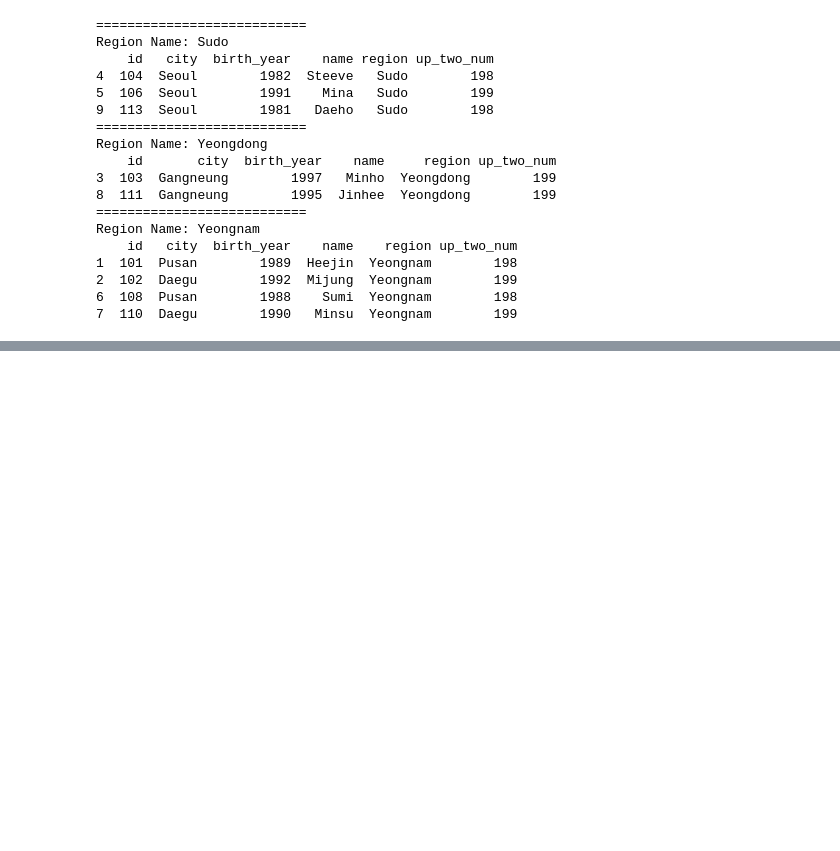
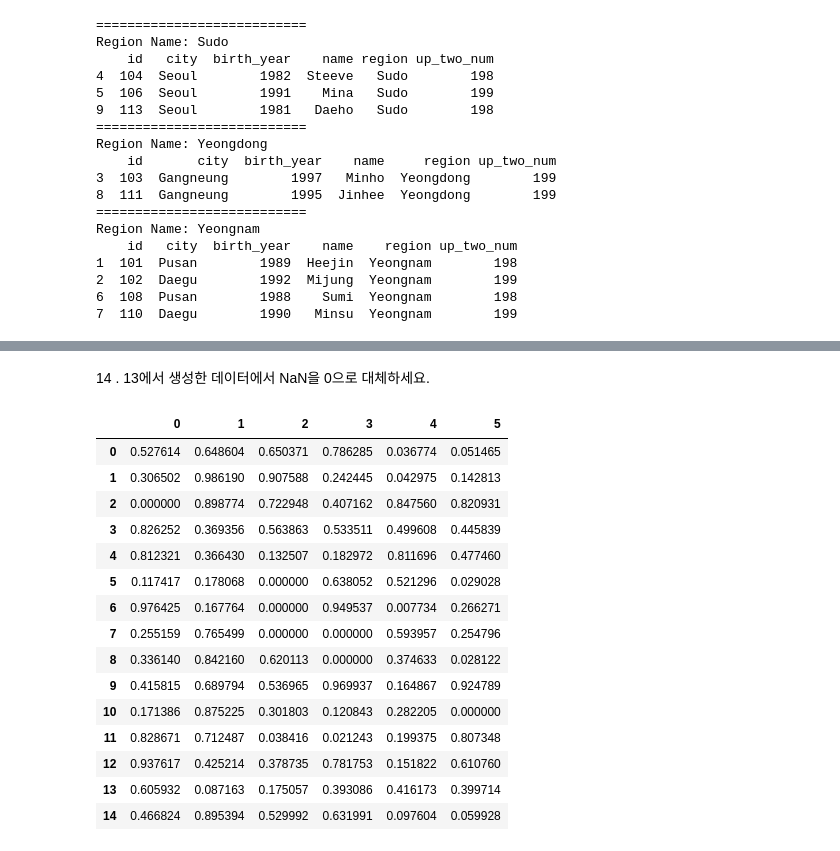
Before and after one commit to gongboogi/Python-Practice, a Jupyter notebook: Pandas로데이터다루기.ipynb, the cells around one changed output, grey strips where cells are left out. Cells and saved outputs as stored; diff of their text form; code cells hidden in the pictures; blank space fills up the shorter version.

```diff
--- a/Pandas로데이터다루기.ipynb
+++ b/Pandas로데이터다루기.ipynb
@@ -887,0 +1124,21 @@ Region Name: Yeongnam
+# %% [markdown]
+14 . 13에서 생성한 데이터에서 NaN을 0으로 대체하세요.
+# %%
+df2.fillna(0)
+# %% [output]
+|  | 0 | 1 | 2 | 3 | 4 | 5 |
+| 0 | 0.527614 | 0.648604 | 0.650371 | 0.786285 | 0.036774 | 0.051465 |
+| 1 | 0.306502 | 0.986190 | 0.907588 | 0.242445 | 0.042975 | 0.142813 |
+| 2 | 0.000000 | 0.898774 | 0.722948 | 0.407162 | 0.847560 | 0.820931 |
+| 3 | 0.826252 | 0.369356 | 0.563863 | 0.533511 | 0.499608 | 0.445839 |
+| 4 | 0.812321 | 0.366430 | 0.132507 | 0.182972 | 0.811696 | 0.477460 |
+| 5 | 0.117417 | 0.178068 | 0.000000 | 0.638052 | 0.521296 | 0.029028 |
+| 6 | 0.976425 | 0.167764 | 0.000000 | 0.949537 | 0.007734 | 0.266271 |
+| 7 | 0.255159 | 0.765499 | 0.000000 | 0.000000 | 0.593957 | 0.254796 |
+| 8 | 0.336140 | 0.842160 | 0.620113 | 0.000000 | 0.374633 | 0.028122 |
+| 9 | 0.415815 | 0.689794 | 0.536965 | 0.969937 | 0.164867 | 0.924789 |
+| 10 | 0.171386 | 0.875225 | 0.301803 | 0.120843 | 0.282205 | 0.000000 |
+| 11 | 0.828671 | 0.712487 | 0.038416 | 0.021243 | 0.199375 | 0.807348 |
+| 12 | 0.937617 | 0.425214 | 0.378735 | 0.781753 | 0.151822 | 0.610760 |
+| 13 | 0.605932 | 0.087163 | 0.175057 | 0.393086 | 0.416173 | 0.399714 |
+| 14 | 0.466824 | 0.895394 | 0.529992 | 0.631991 | 0.097604 | 0.059928 |
```
Also changed, not shown: parts of 56 cells of this notebook.
